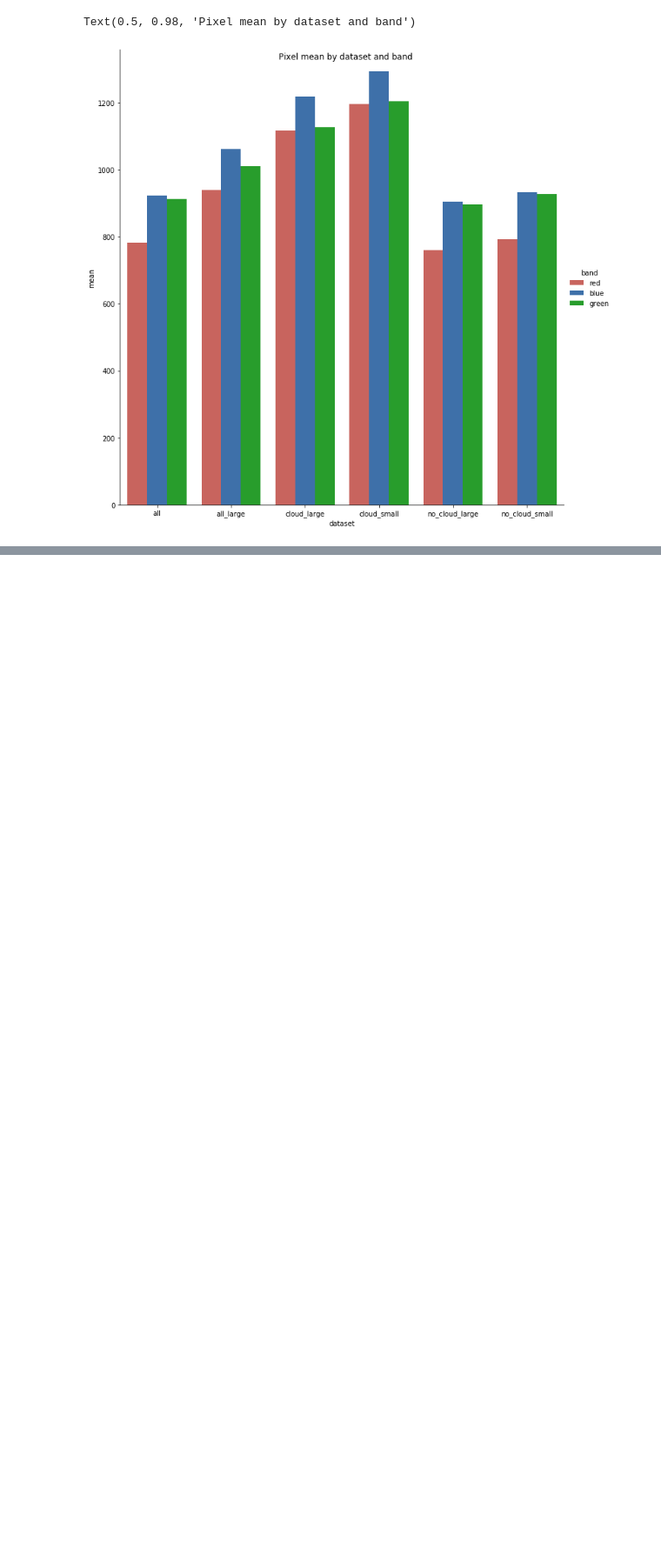
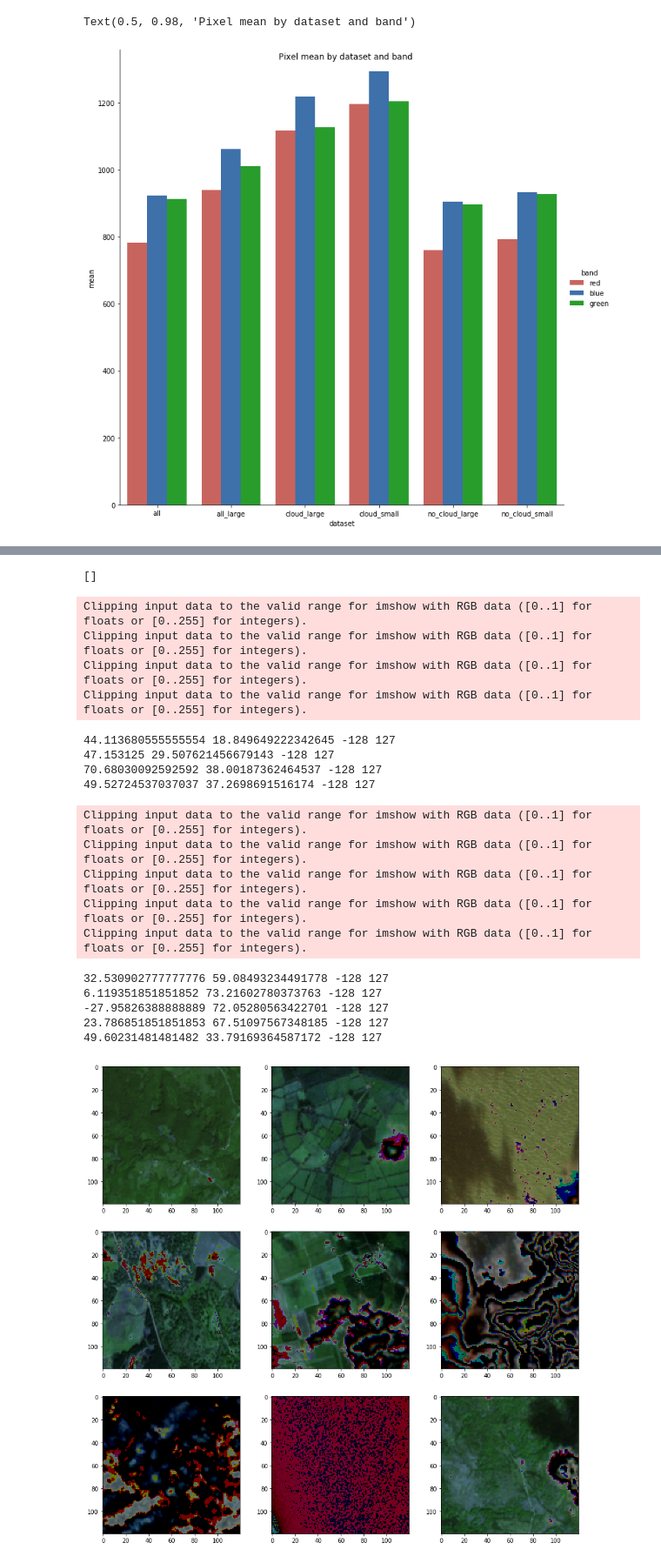
Before and after one commit to skeller88/big_earth_springboard_project, a Jupyter notebook: data_science/data_exploration.ipynb, the cells around one changed output, grey strips where cells are left out. Shown at 87% size. Cells and saved outputs as stored; diff of their text form; code cells hidden in the pictures; blank space fills up the shorter version.

```diff
--- a/data_science/data_exploration.ipynb
+++ b/data_science/data_exploration.ipynb
@@ -434,3 +420,64 @@ def calibrate_image(rgb_image, stds, means):
 # %%
 stds = all_stats[all_stats['data'] == 'all']['std'].values
 means = all_stats[all_stats['data'] == 'all']['mean'].values
+# %%
+def image_to_jpg(image_prefix):
+    bands = [np.asarray(
+        Image.open(f"{image_dir}/{image_prefix}/{image_prefix}_B{band}.tif"),
+        dtype=np.uint16) for band in ["02", "03", "04"]]
+
+    stacked_arr = np.stack(bands, axis=-1)
+    np.save(f"{npy_files_path}/{image_prefix}", stacked_arr)
+# %% [output]
+[]
+# %%
+dim = 3
+fig, axs = plt.subplots(dim, dim, **{'figsize': (15,  15)})
+
+labels = []
+npy_files = [npy_image_dir + "/" + file + ".npy" for file in small['image_prefix'].values]
+img_nums = np.random.randint(0, len(small), size=9)
+img_num_idx = 0
+for row_num, row_axs in enumerate(axs):
+    for col_num, ax in enumerate(row_axs):
+        img_num = img_nums[img_num_idx]
+        img_num_idx += 1
+        arr = np.load(npy_files[img_num])
+        # This method makes the images too bright and colorful
+#         rgb_img = calibrate_image(arr, stds, means)
+        # normalizing gives a produces images that are too dark
+#         rgb_img = ((arr - means) / stds * 255.).astype(np.int8)
+#         rgb_img = ((arr - np.mean(arr)) / np.std(arr) * 255.).astype(np.int8)
+#         scaling by .75 std away from the mean seems to do the best
+#         rgb_img = np.clip(rgb_img, 0, 255).astype(np.uint8)
+#         rgb_img = (arr / (np.mean(arr) + .7*np.std(arr)) * 255.).astype(np.int8)
+        rgb_img = (arr / (means + .7*stds) * 255.).astype(np.int8)
+        # min max produces images that are all black
+#         rgb_img = ((arr - mins) / (maxs - mins) * 255.).astype(np.int8)
+        # dividing by 256 produces images that are too white
+#         rgb_img = arr / 256
+        print(np.mean(rgb_img), np.std(rgb_img), np.min(rgb_img), np.max(rgb_img))
+
+        ax.imshow(rgb_img)
+#         text = list(map(lambda x: x.strip(), no_cloud.iloc[img_num]['labels'].replace('\'', '').replace('[', '').replace(']', '').split(',')))
+        labels.append((row_num, col_num, df.loc[small.iloc[img_num]['image_prefix']]['has_cloud_and_shadow']))
+# %% [output]
+Clipping input data to the valid range for imshow with RGB data ([0..1] for floats or [0..255] for integers).
+Clipping input data to the valid range for imshow with RGB data ([0..1] for floats or [0..255] for integers).
+Clipping input data to the valid range for imshow with RGB data ([0..1] for floats or [0..255] for integers).
+Clipping input data to the valid range for imshow with RGB data ([0..1] for floats or [0..255] for integers).
+44.113680555555554 18.849649222342645 -128 127
+47.153125 29.507621456679143 -128 127
+70.68030092592592 38.00187362464537 -128 127
+49.52724537037037 37.2698691516174 -128 127
+Clipping input data to the valid range for imshow with RGB data ([0..1] for floats or [0..255] for integers).
+Clipping input data to the valid range for imshow with RGB data ([0..1] for floats or [0..255] for integers).
+Clipping input data to the valid range for imshow with RGB data ([0..1] for floats or [0..255] for integers).
+Clipping input data to the valid range for imshow with RGB data ([0..1] for floats or [0..255] for integers).
+Clipping input data to the valid range for imshow with RGB data ([0..1] for floats or [0..255] for integers).
+32.530902777777776 59.08493234491778 -128 127
+6.119351851851852 73.21602780373763 -128 127
+-27.95826388888889 72.05280563422701 -128 127
+23.786851851851853 67.51097567348185 -128 127
+49.60231481481482 33.79169364587172 -128 127
+[figure, added]
```
Also changed, not shown: parts of 13 cells of this notebook, 1 other file.
